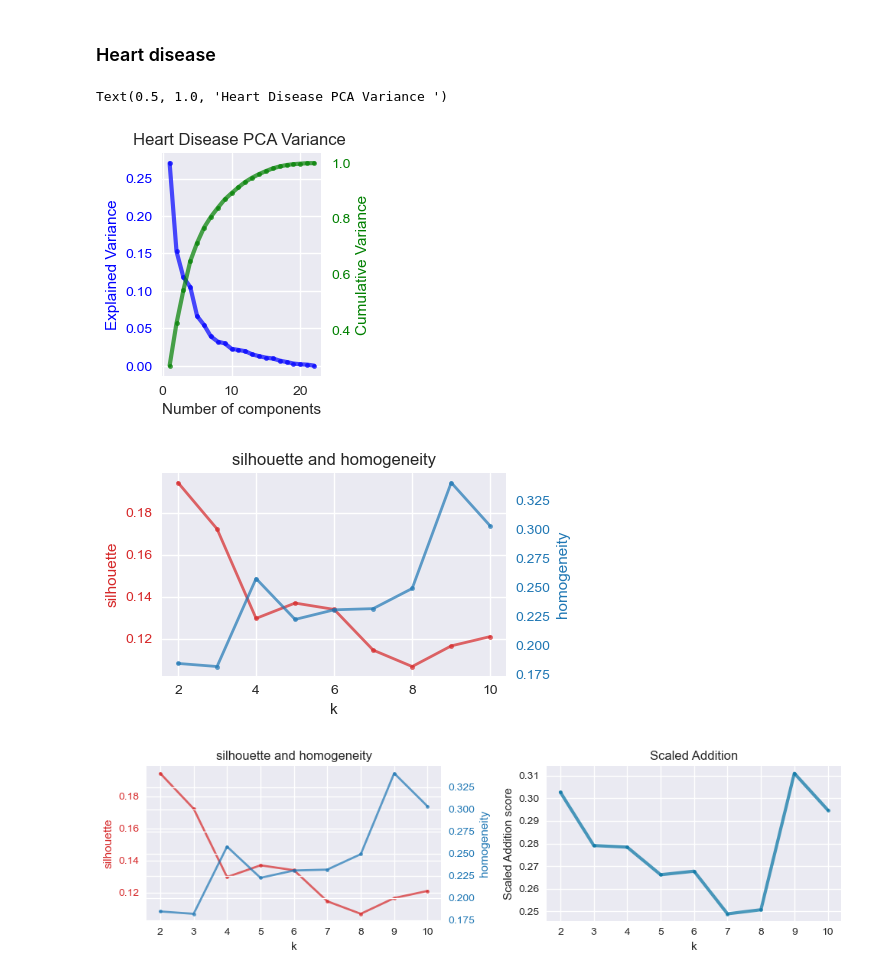
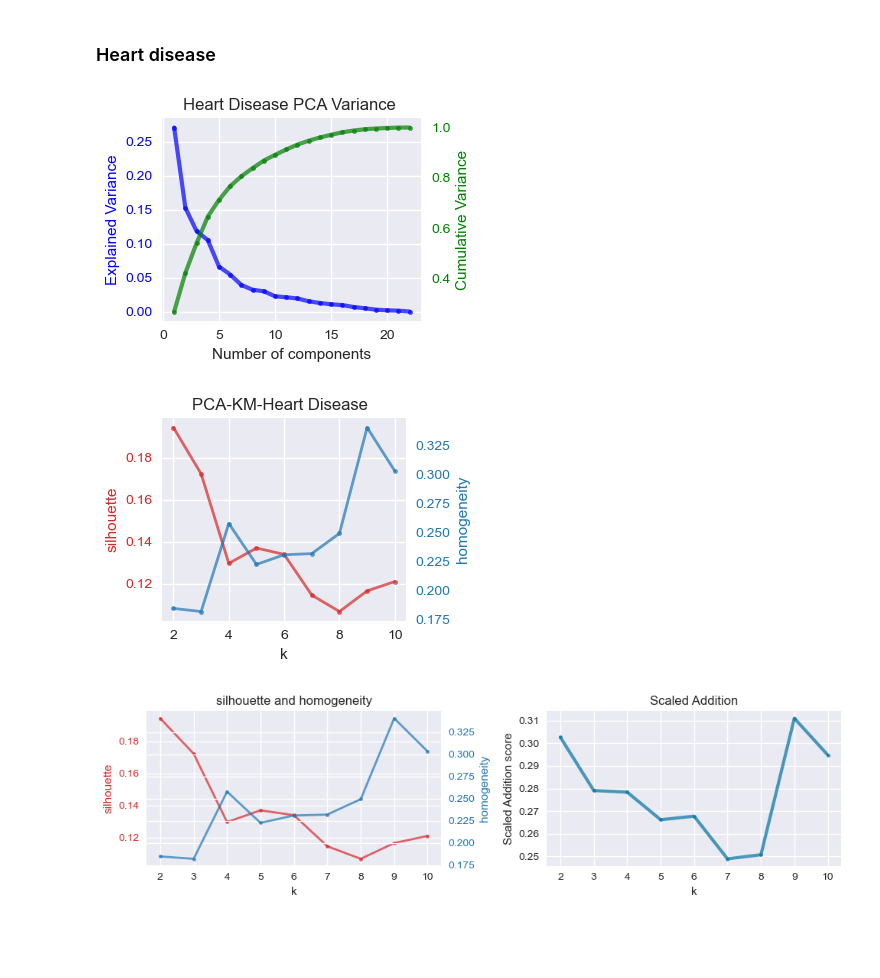
Before and after one commit to Alijafr/ML, a Jupyter notebook: assignment 3/code/Assignment 3.ipynb, the cells around one changed output. Cells and saved outputs as stored; diff of their text form; code cells hidden in the pictures; blank space fills up the shorter version.

```diff
--- a/assignment 3/code/Assignment 3.ipynb
+++ b/assignment 3/code/Assignment 3.ipynb
@@ -582,22 +582,22 @@ plt.savefig(save_folder+"spam_gmm_cluster.pdf")
 # %%
 n = x.shape[1]
 pca = PCA(n_components=n).fit(x)
 
-fig, ax1 = plt.subplots(figsize=(3,3))
+fig, ax1 = plt.subplots(figsize=(4,3))
 ax1.plot(range(1,n+1),pca.explained_variance_ratio_,marker='.', linewidth=3, alpha=0.7,color='blue',label='explained-variance')
 # ax1.legend(loc='best')
 ax1.set_ylabel('Explained Variance',color='blue')
 ax1.set_xlabel('Number of components')
 ax1.tick_params(axis='y', labelcolor='blue')
 ax2 = ax1.twinx()
 ax2.plot(range(1,n+1),np.cumsum(pca.explained_variance_ratio_),color = 'green',label='Cumulative-variance',marker='.', linewidth=3, alpha=0.7)
 ax2.set_ylabel('Cumulative Variance',color='green')
 # ax2.legend(loc='best')
 ax2.tick_params(axis='y', labelcolor='green')
 plt.grid()
-plt.tight_layout()
 plt.title("Heart Disease PCA Variance ")
 # plt.ylabel('Cumulative explained variance')
+plt.tight_layout()
+plt.savefig(save_folder+"PCA_heart.pdf")
 # %% [output]
-Text(0.5, 1.0, 'Heart Disease PCA Variance ')
-[figure, old version]
+[figure, new version]
@@ -627,7 +639,10 @@ df_gmm_scores_rd = pd.DataFrame([get_score_gmm(k, X_transformed, y) for k in ran
 # %%
 plt =plot_result2(df_kmm_scores_rd,'silhouette','homogeneity','k')
 plt.grid()
+plt.title("PCA-KM-Heart Disease  ")
+plt.tight_layout()
+plt.savefig(save_folder+"PCA_KM_Heart_silh.pdf")
 # %% [output]
-[figure, old version]
+[figure, new version]
 # %%
 plt =plot_result(df_kmm_scores_rd,'silhouette','homogeneity','k')
```
Also changed, not shown: parts of 19 cells of this notebook, 15 other files.
